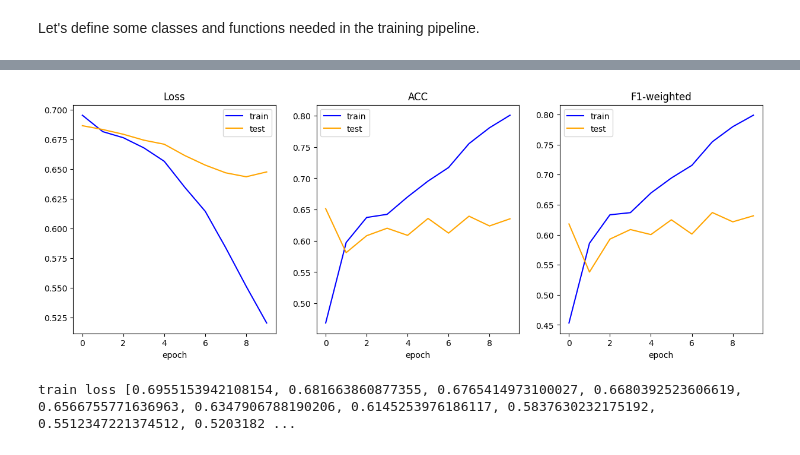
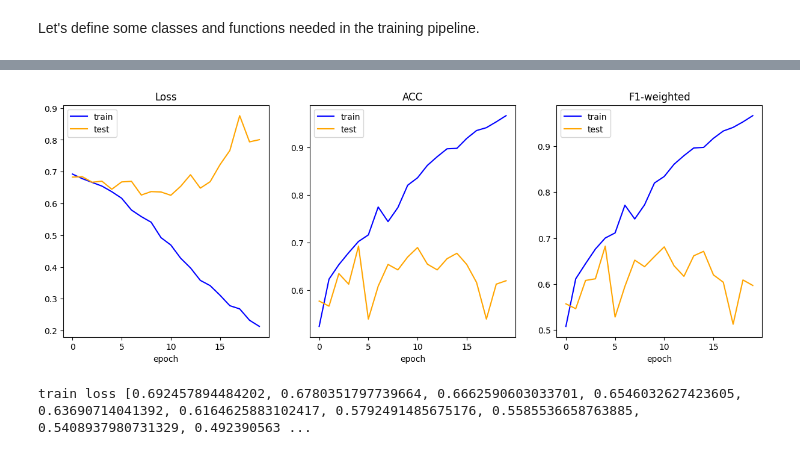
Before and after one commit to sinarollin/Inclusiveness-in-Sarcasm-Detection, a Jupyter notebook: text-model-training.ipynb, the cells around one changed output, grey strips where cells are left out. Saved outputs shown, nothing was run; the diff lists cells and outputs as text; code cells hidden in the pictures.

Commit message:
cleaned up text model training

```diff
--- a/text-model-training.ipynb
+++ b/text-model-training.ipynb
@@ -49,8 +49,10 @@ class SarcasmDataset(Dataset):
     def __getitem__(self, idx):
         item = self.data[idx]
         utterance = item['utterance']
+        context = item['context']
+        utterance_and_context = ' '.join([sentence for sentence in context] + [utterance]) # Combining the utterance and its context into one string.
         sarcasm = int(item['sarcasm'])
-        input_ids, attention_mask = encode_text(utterance)
+        input_ids, attention_mask = encode_text(utterance_and_context)
         return input_ids.flatten(), attention_mask.flatten(), sarcasm
 
 
@@ -78,5 +80,5 @@ We will now train 3 different models:
 # %%
-# MIXED MODEL
+# MIXED MODEL ENRICHED
 
 # Set seed for reproducibility
 torch.manual_seed(42)
@@ -86,13 +88,13 @@ device = torch.device("cpu")
 
 # Set hyperparameters
 learning_rate = 0.0001
-num_epochs = 10
+num_epochs = 20
 batch_size = 64
 weight_decay = 0.05
 dropout_prob = 0
 
 # Split dataset into training and testing
-dataset = SarcasmDataset(mixed_data)
+dataset = SarcasmDataset(mixed_data_enriched)
 train_size = int(0.8 * len(dataset))  # 80% of the data for training
 test_size = len(dataset) - train_size  # 20% of the data for testing
 train_dataset, test_dataset = random_split(dataset, [train_size, test_size])
@@ -102,14 +104,14 @@ train_dataloader = DataLoader(train_dataset, batch_size=batch_size)
 test_dataloader = DataLoader(test_dataset, batch_size=batch_size)
 
 # Initialize the model
-mixed_model = BertForSequenceClassification.from_pretrained(
+mixed_model_enriched = BertForSequenceClassification.from_pretrained(
     "prajjwal1/bert-tiny",
     num_labels=2,
     output_attentions=False,
     output_hidden_states=False,
 )
 
-mixed_model.classifier = nn.Sequential(
+mixed_model_enriched.classifier = nn.Sequential(
     nn.Dropout(dropout_prob),
     nn.Linear(in_features=128, out_features=64, bias=True),
     nn.Tanh(),
@@ -118,10 +120,10 @@ mixed_model.classifier = nn.Sequential(
     nn.Linear(in_features=16, out_features=2, bias=True)
     )
 
-mixed_model.to(device)
+mixed_model_enriched.to(device)
 
 # Define optimizer and criterion
-optimizer = AdamW(mixed_model.parameters(), lr=learning_rate, weight_decay=weight_decay)
+optimizer = AdamW(mixed_model_enriched.parameters(), lr=learning_rate, weight_decay=weight_decay)
 criterion = nn.CrossEntropyLoss()
 
 # Define metrics
@@ -135,8 +137,8 @@ test_metrics_log = [[] for i in range(len(metrics))]
 
 for epoch in range(num_epochs):
     print(f"Epoch {epoch + 1}")
-    train_loss, train_metrics = functions.train_epoch(mixed_model, optimizer, criterion, metrics, train_dataloader, device)
-    test_loss, test_metrics = functions.evaluate(mixed_model, criterion, metrics, test_dataloader, device)
+    train_loss, train_metrics = functions.train_epoch(mixed_model_enriched, optimizer, criterion, metrics, train_dataloader, device)
+    test_loss, test_metrics = functions.evaluate(mixed_model_enriched, criterion, metrics, test_dataloader, device)
 
     train_loss_log.append(train_loss)
     train_metrics_log = functions.update_metrics_log(metrics_names, train_metrics_log, train_metrics)
@@ -149,5 +151,5 @@ for epoch in range(num_epochs):
 print("train loss", train_loss_log, "test loss", test_loss_log)
 
 # Save model
-torch.save(mixed_model.state_dict(), 'models/mixed_model_text.pth')
+torch.save(mixed_model_enriched.state_dict(), 'models/mixed_model_text.pth')
 # %% [output]
@@ -158,5 +240,5 @@ train loss [0.6921826004981995, 0.6840966194868088, 0.6724103912711143, 0.659022
 # %%
-# MIXED MODEL ENRICHED
+# MALE MODEL ENRICHED
 
 # Set seed for reproducibility
 torch.manual_seed(42)
@@ -166,13 +248,13 @@ device = torch.device("cpu")
 
 # Set hyperparameters
 learning_rate = 0.0001
-num_epochs = 10
+num_epochs = 20
 batch_size = 64
 weight_decay = 0.05
 dropout_prob = 0
 
 # Split dataset into training and testing
-dataset = SarcasmDataset(mixed_data_enriched)
+dataset = SarcasmDataset(M_data_enriched)
 train_size = int(0.8 * len(dataset))  # 80% of the data for training
 test_size = len(dataset) - train_size  # 20% of the data for testing
 train_dataset, test_dataset = random_split(dataset, [train_size, test_size])
@@ -182,14 +264,14 @@ train_dataloader = DataLoader(train_dataset, batch_size=batch_size)
 test_dataloader = DataLoader(test_dataset, batch_size=batch_size)
 
 # Initialize the model
-mixed_model_enriched = BertForSequenceClassification.from_pretrained(
+M_model_enriched = BertForSequenceClassification.from_pretrained(
     "prajjwal1/bert-tiny",
     num_labels=2,
     output_attentions=False,
     output_hidden_states=False,
 )
 
-mixed_model_enriched.classifier = nn.Sequential(
+M_model_enriched.classifier = nn.Sequential(
     nn.Dropout(dropout_prob),
     nn.Linear(in_features=128, out_features=64, bias=True),
     nn.Tanh(),
@@ -198,10 +280,10 @@ mixed_model_enriched.classifier = nn.Sequential(
     nn.Linear(in_features=16, out_features=2, bias=True)
     )
 
-mixed_model_enriched.to(device)
+M_model_enriched.to(device)
 
 # Define optimizer and criterion
-optimizer = AdamW(mixed_model_enriched.parameters(), lr=learning_rate, weight_decay=weight_decay)
+optimizer = AdamW(M_model_enriched.parameters(), lr=learning_rate, weight_decay=weight_decay)
 criterion = nn.CrossEntropyLoss()
 
 # Define metrics
@@ -215,8 +297,8 @@ test_metrics_log = [[] for i in range(len(metrics))]
 
 for epoch in range(num_epochs):
     print(f"Epoch {epoch + 1}")
-    train_loss, train_metrics = functions.train_epoch(mixed_model_enriched, optimizer, criterion, metrics, train_dataloader, device)
-    test_loss, test_metrics = functions.evaluate(mixed_model_enriched, criterion, metrics, test_dataloader, device)
+    train_loss, train_metrics = functions.train_epoch(M_model_enriched, optimizer, criterion, metrics, train_dataloader, device)
+    test_loss, test_metrics = functions.evaluate(M_model_enriched, criterion, metrics, test_dataloader, device)
 
     train_loss_log.append(train_loss)
     train_metrics_log = functions.update_metrics_log(metrics_names, train_metrics_log, train_metrics)
@@ -229,5 +311,5 @@ for epoch in range(num_epochs):
 print("train loss", train_loss_log, "test loss", test_loss_log)
 
 # Save model
-torch.save(mixed_model_enriched.state_dict(), 'models/mixed_model_enriched_text.pth')
+torch.save(M_model_enriched.state_dict(), 'models/M_model_text.pth')
 # %% [output]
@@ -236,2 +318,2 @@ eval Loss: 0.6477,  ACC: 0.6352, F1-weighted: 0.6314
-[figure, old version]
+[figure, new version]
-train loss [0.6955153942108154, 0.681663860877355, 0.6765414973100027, 0.6680392523606619, 0.6566755771636963, 0.6347906788190206, 0.6145253976186117, 0.5837630232175192, 0.5512347221374512, 0.5203182 ...
+train loss [0.692457894484202, 0.6780351797739664, 0.6662590603033701, 0.6546032627423605, 0.63690714041392, 0.6164625883102417, 0.5792491485675176, 0.5585536658763885, 0.5408937980731329, 0.492390563 ...
```
Also changed, not shown: parts of 8 cells of this notebook, 1 other file.
